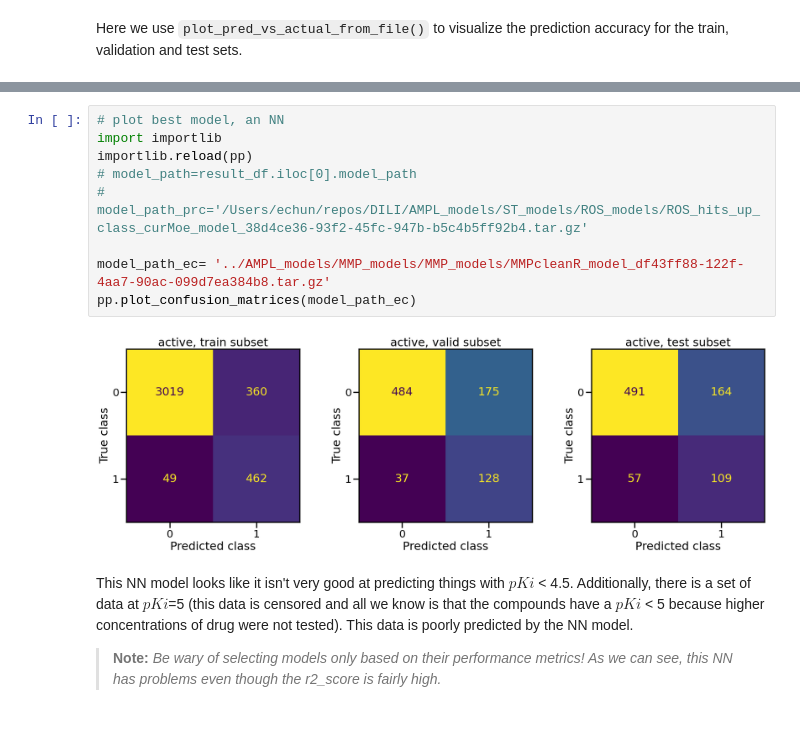
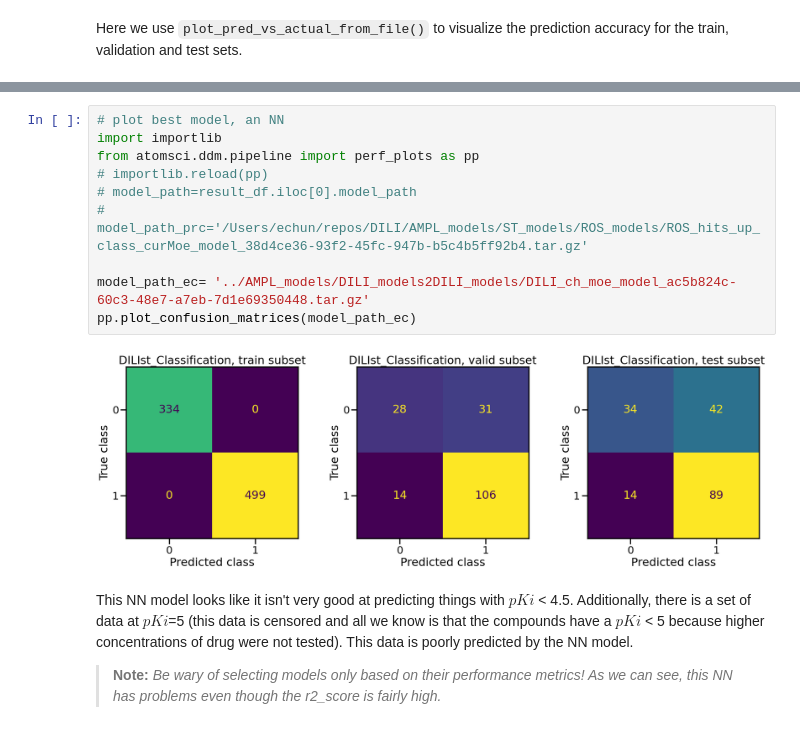
Before and after one commit to ekchun/DILI-rotation, a Jupyter notebook: AMPL_models/06_compare_models.ipynb, the cells around one changed output, grey strips where cells are left out. Cells and saved outputs as stored; diff of their text form.

```diff
--- a/AMPL_models/06_compare_models.ipynb
+++ b/AMPL_models/06_compare_models.ipynb
@@ -290,14 +314,15 @@ print(meta)        # metadata including model type, featurizer, hyperparameters
 # %%
 # plot best model, an NN
 import importlib
-importlib.reload(pp)
+from atomsci.ddm.pipeline import perf_plots as pp
+# importlib.reload(pp)
 # model_path=result_df.iloc[0].model_path
 # model_path_prc='/Users/echun/repos/DILI/AMPL_models/ST_models/ROS_models/ROS_hits_up_class_curMoe_model_38d4ce36-93f2-45fc-947b-b5c4b5ff92b4.tar.gz'
 
-model_path_ec= '../AMPL_models/MMP_models/MMP_models/MMPcleanR_model_df43ff88-122f-4aa7-90ac-099d7ea384b8.tar.gz'
+model_path_ec= '../AMPL_models/DILI_models2DILI_models/DILI_ch_moe_model_ac5b824c-60c3-48e7-a7eb-7d1e69350448.tar.gz'
 pp.plot_confusion_matrices(model_path_ec)
 # %% [output]
-[figure, old version]
+[figure, new version]
 # %% [markdown]
 This NN model looks like it isn't very good at predicting things with $pKi$ < 4.5. Additionally, there is a set of data at $pKi$=5 (this data is censored and all we know is that the compounds have a $pKi$ < 5 because higher concentrations of drug were not tested). This data is poorly predicted by the NN model.
 > **Note:** *Be wary of selecting models only based on their performance metrics! As we can see, this NN has problems even though the r2_score is fairly high.*
```
Also changed, not shown: parts of 12 cells of this notebook, 27 other files.
